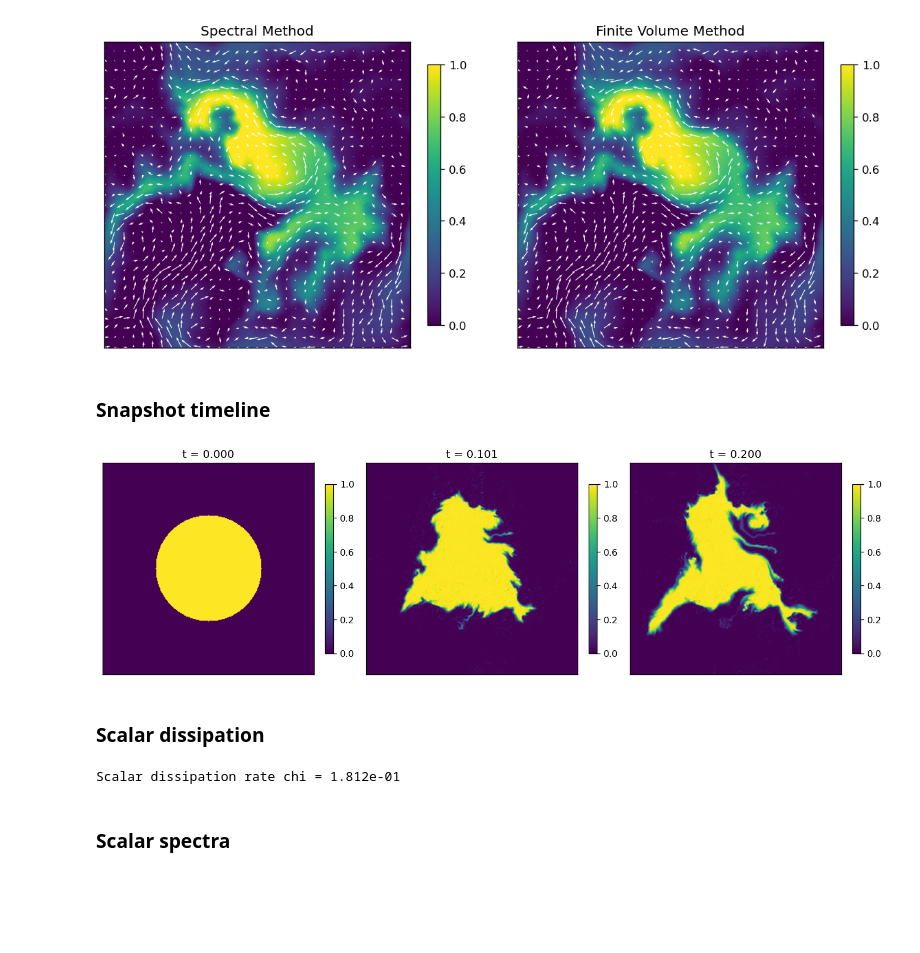
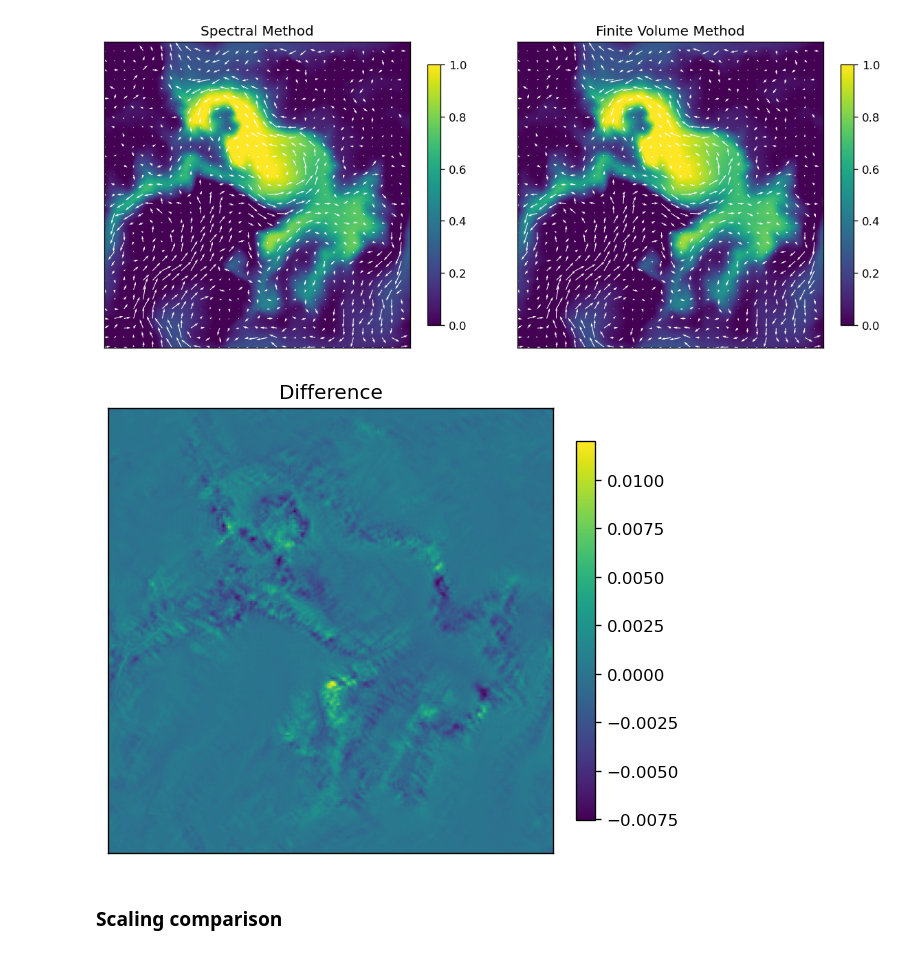
Before and after one commit to dfielding14/GeoFlowTracerLab, a Jupyter notebook: examples/05_method_comparison.ipynb, the cells around one changed output. Cells and saved outputs as stored; diff of their text form; code cells hidden in the pictures; blank space fills up the shorter version.

```diff
--- a/examples/05_method_comparison.ipynb
+++ b/examples/05_method_comparison.ipynb
@@ -110,29 +112,55 @@ for ax in axs:
 plt.show()
 # %% [output]
 [figure]
+# %%
+fig, axs = plt.subplots(1, 1, figsize=(5, 4), dpi=120, constrained_layout=True)
+
+# controls how spaced out the quiver arrows are, smaller number = more arrows
+nj = 8
+
+im0 = axs.imshow(theta_final_sp - theta_final_fv, origin='lower', cmap='viridis', extent=ext)
+axs.set_title('Difference')
+plt.colorbar(im0, ax=axs, shrink=0.85)
+
+axs.set_xticks([])
+axs.set_yticks([])
+plt.show()
+# %% [output]
+[figure, added]
 # %% [markdown]
-### Snapshot timeline
+### Scaling comparison
 # %%
-if diagnostics.snapshots:
-    idxs = np.linspace(0, len(diagnostics.snapshots) - 1, 3, dtype=int)
-    fig, axs = plt.subplots(1, len(idxs), figsize=(12, 3.5), dpi=120, constrained_layout=True)
-    for ax, idx in zip(axs, idxs):
-        im = ax.imshow(diagnostics.snapshots[idx], origin='lower', cmap='viridis',vmin=theta0.min(), vmax=theta0.max(), extent=ext)
-        ax.set_title(f't = {diagnostics.times[idx]:.3f}')
-        ax.set_xticks([])
-        ax.set_yticks([])
-        plt.colorbar(im, ax=ax, shrink=0.8)
-    plt.show()
-else:
-    print('No in-memory snapshots stored (save_every=None).')
+Ns = [2**i for i in [6,7,8,9,10]]
+sp_ts = []
+fv_ts = []
+diffs = []
+
+for N in Ns:
+    api = ScalarAdvectionAPI(N=N, L=1.0)
+    velocity_config = VelocityConfig(beta=5/3, urms=1.0, seed=42, method ="finite_volume")
+    ux, uy = api.generate_velocity(velocity_config)
+    theta0 = api.circle_initial_condition(radius=0.25)
+
+    scalar_config_sp = ScalarConfig(
+        peclet=500,
+        t_end=0.01,
+        mean_grad=(1.0, 0.0),
+    )
+
+    scalar_config_fv = ScalarConfig(
+        peclet=500,
+        t_end=0.01,
+        mean_grad=(1.0, 0.0),
+        method="finite_volume",
+    )
+    start = time.time()
+    theta_final_sp, sp_diagnostics = api.evolve_scalar(theta0, ux, uy, scalar_config_sp, verbose=False)
+    end = time.time()
+    sp_ts.append(end - start)
+
+    start = time.time()
+    theta_final_fv, fv_diagnostics = api.evolve_scalar(theta0, ux, uy, scalar_config_fv, verbose=False)
+    end = time.time()
+    fv_ts.append(end - start)
+
+    diffs.append(np.sum((np.abs(theta_final_sp - theta_final_fv)/N)**2))
-# %% [output]
-[figure, removed]
-# %% [markdown]
-### Scalar dissipation
-# %%
-chi = api.scalar_dissipation(theta_final, diagnostics.kappa)
-print(f'Scalar dissipation rate chi = {chi:.3e}')
-# %% [output]
-Scalar dissipation rate chi = 1.812e-01
-# %% [markdown]
-### Scalar spectra
```
Also changed, not shown: parts of 5 cells of this notebook.
